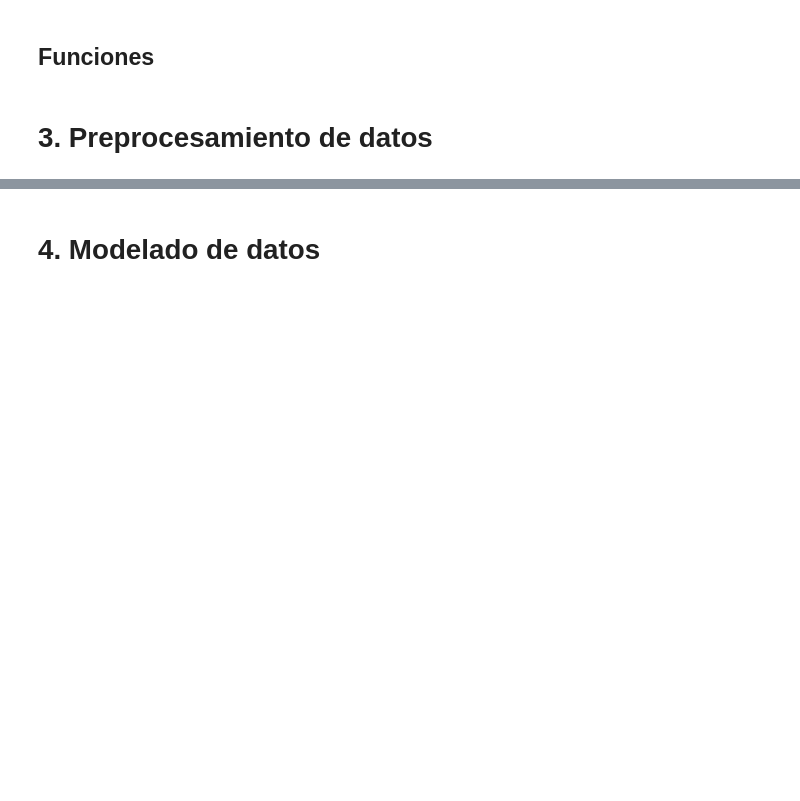
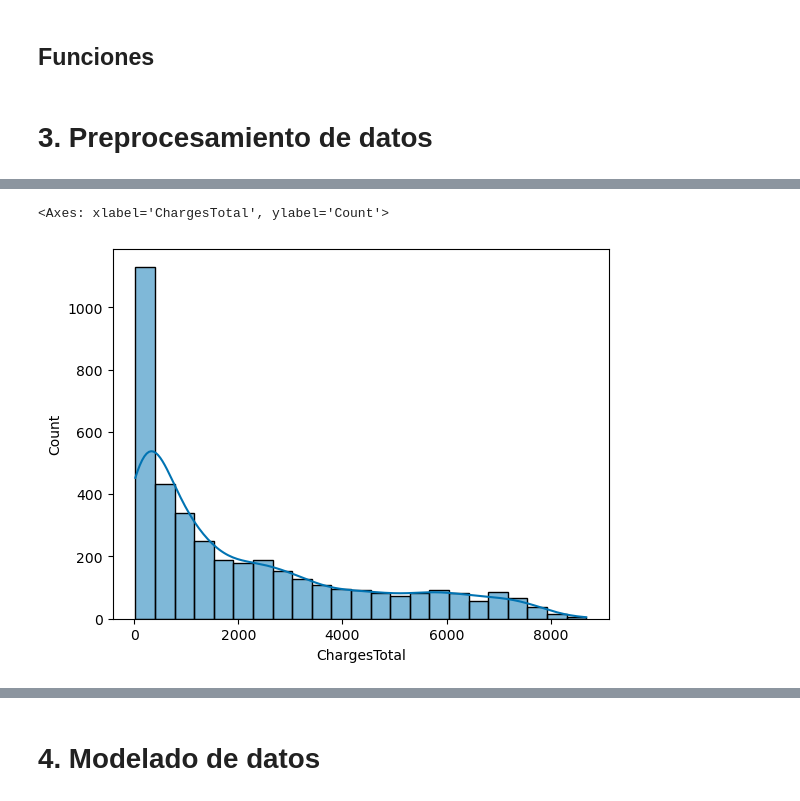
Before and after one commit to ignaciomajo/proyecto_TelecomX_ML, a Jupyter notebook: proyecto_telecomX_parte_2.ipynb, the cells around one changed output, grey strips where cells are left out. Drawn from its saved outputs; the diff is of its cells as text; code cells hidden in the pictures; blank space fills up the shorter version.

```diff
--- a/proyecto_telecomX_parte_2.ipynb
+++ b/proyecto_telecomX_parte_2.ipynb
@@ -72,0 +347,7 @@ C:\Users\Ignacio\JupyterScripts\ONE\challenge_telecomX_parte_2\Reports
+# %%
+BIN_WIDTH = bin_width(df, 'ChargesTotal')
+
+sns.histplot(df['ChargesTotal'], binwidth=BIN_WIDTH, kde=True)
+# %% [output]
+<Axes: xlabel='ChargesTotal', ylabel='Count'>
+[figure, added]
```
Also changed, not shown: parts of 80 cells of this notebook, 2 other files.
